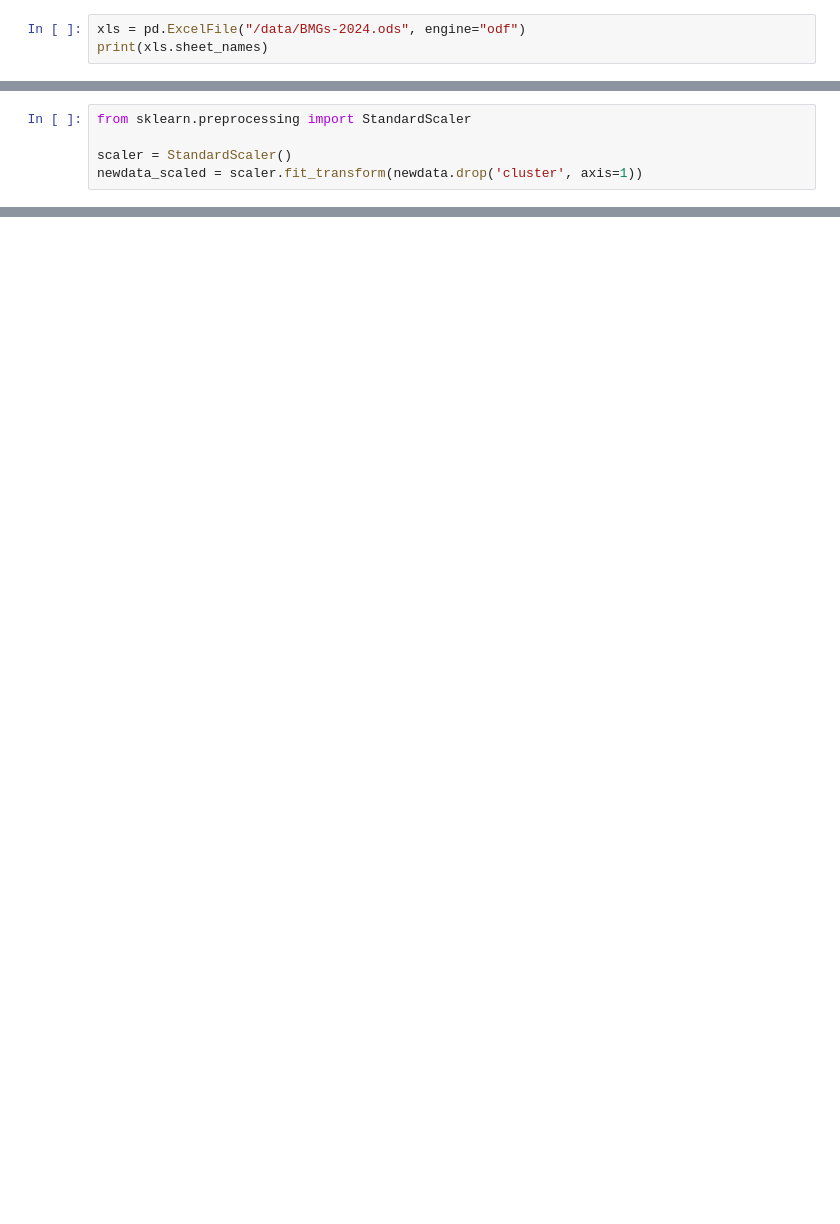
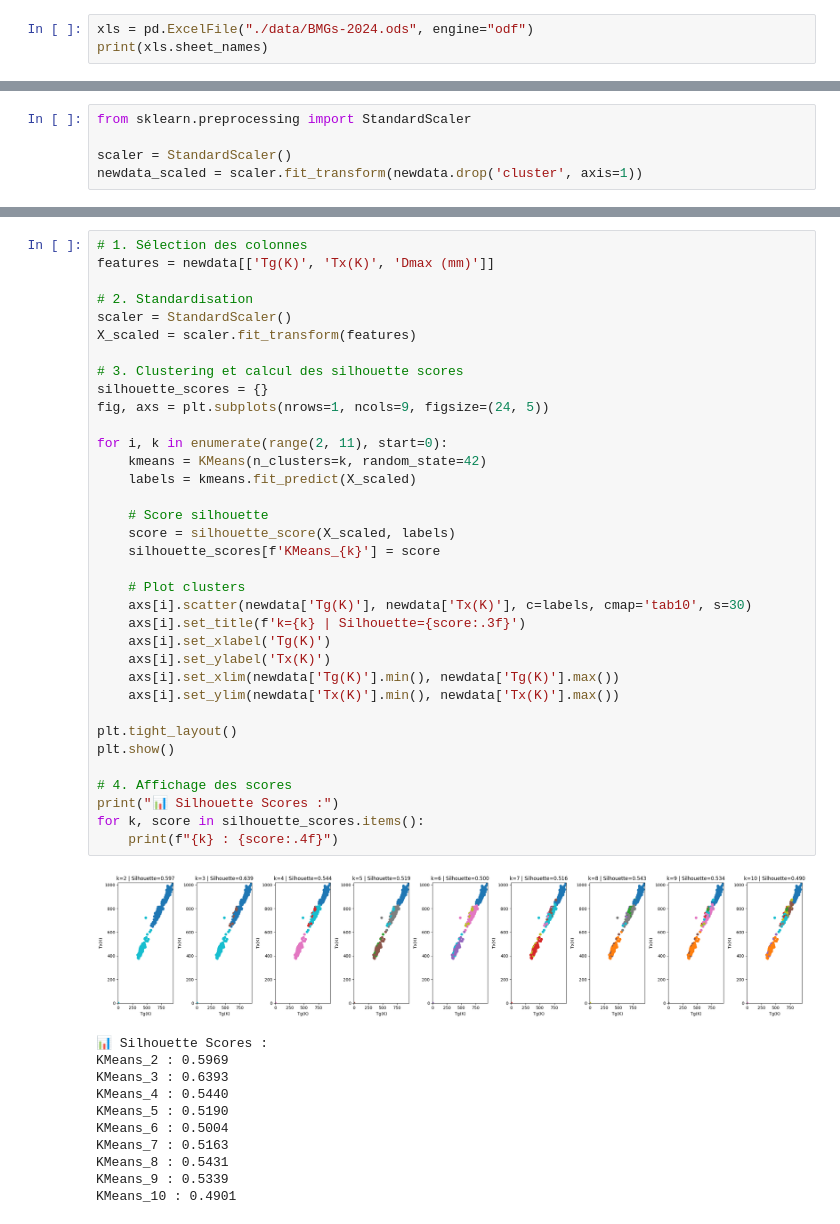
Before and after one commit to chawkibhd/projetDM, a Jupyter notebook: main.ipynb, the cells around one changed output, grey strips where cells are left out. Saved outputs shown, nothing was run; the diff lists cells and outputs as text; blank space fills up the shorter version.

```diff
--- a/main.ipynb
+++ b/main.ipynb
@@ -9,5 +25,5 @@ Error:
 # %%
-xls = pd.ExcelFile("/data/BMGs-2024.ods", engine="odf")
+xls = pd.ExcelFile("./data/BMGs-2024.ods", engine="odf")
 print(xls.sheet_names)
 # %% [output]
 ['Sheet1', 'Dataset']
@@ -469,0 +401,47 @@ Silhouette Score: 0.16
+# %%
+# 1. Sélection des colonnes
+features = newdata[['Tg(K)', 'Tx(K)', 'Dmax (mm)']]
+
+# 2. Standardisation
+scaler = StandardScaler()
+X_scaled = scaler.fit_transform(features)
+
+# 3. Clustering et calcul des silhouette scores
+silhouette_scores = {}
+fig, axs = plt.subplots(nrows=1, ncols=9, figsize=(24, 5))
+
+for i, k in enumerate(range(2, 11), start=0):
+    kmeans = KMeans(n_clusters=k, random_state=42)
+    labels = kmeans.fit_predict(X_scaled)
+
+    # Score silhouette
+    score = silhouette_score(X_scaled, labels)
+    silhouette_scores[f'KMeans_{k}'] = score
+
+    # Plot clusters
+    axs[i].scatter(newdata['Tg(K)'], newdata['Tx(K)'], c=labels, cmap='tab10', s=30)
+    axs[i].set_title(f'k={k} | Silhouette={score:.3f}')
+    axs[i].set_xlabel('Tg(K)')
+    axs[i].set_ylabel('Tx(K)')
+    axs[i].set_xlim(newdata['Tg(K)'].min(), newdata['Tg(K)'].max())
+    axs[i].set_ylim(newdata['Tx(K)'].min(), newdata['Tx(K)'].max())
+
+plt.tight_layout()
+plt.show()
+
+# 4. Affichage des scores
+print("📊 Silhouette Scores :")
+for k, score in silhouette_scores.items():
+    print(f"{k} : {score:.4f}")
+# %% [output]
+[figure, added]
+📊 Silhouette Scores :
+KMeans_2 : 0.5969
+KMeans_3 : 0.6393
+KMeans_4 : 0.5440
+KMeans_5 : 0.5190
+KMeans_6 : 0.5004
+KMeans_7 : 0.5163
+KMeans_8 : 0.5431
+KMeans_9 : 0.5339
+KMeans_10 : 0.4901
```
Also changed, not shown: parts of 34 cells of this notebook.
